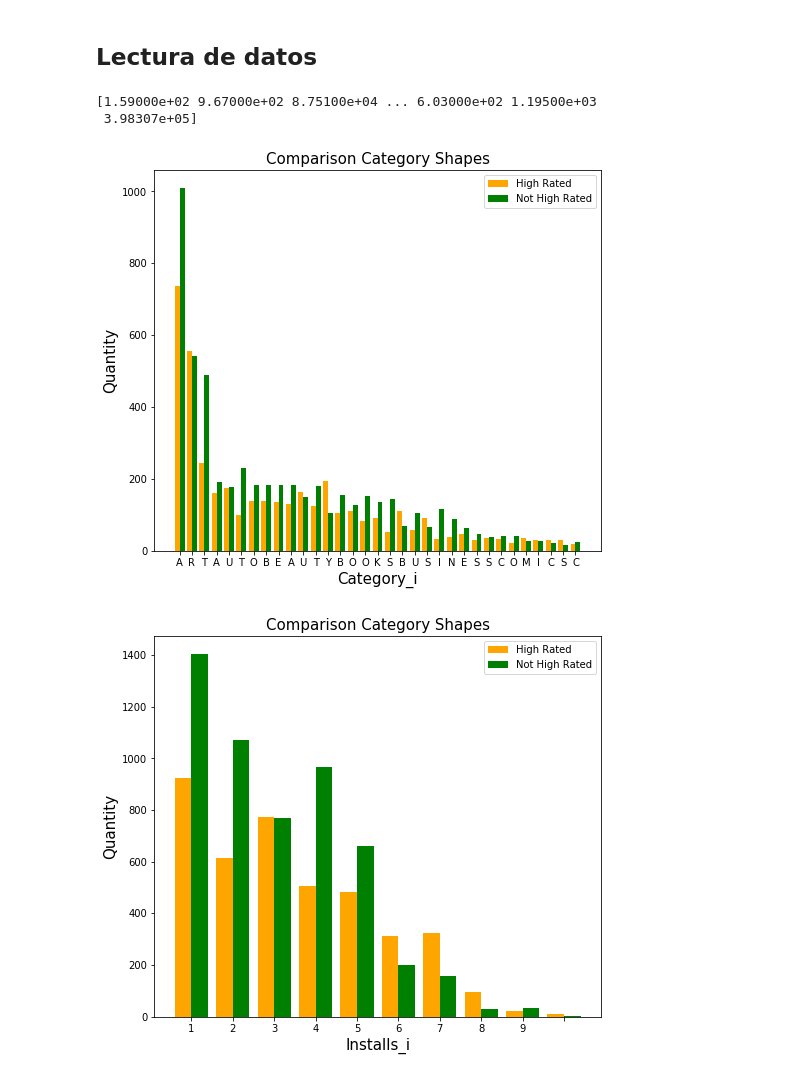
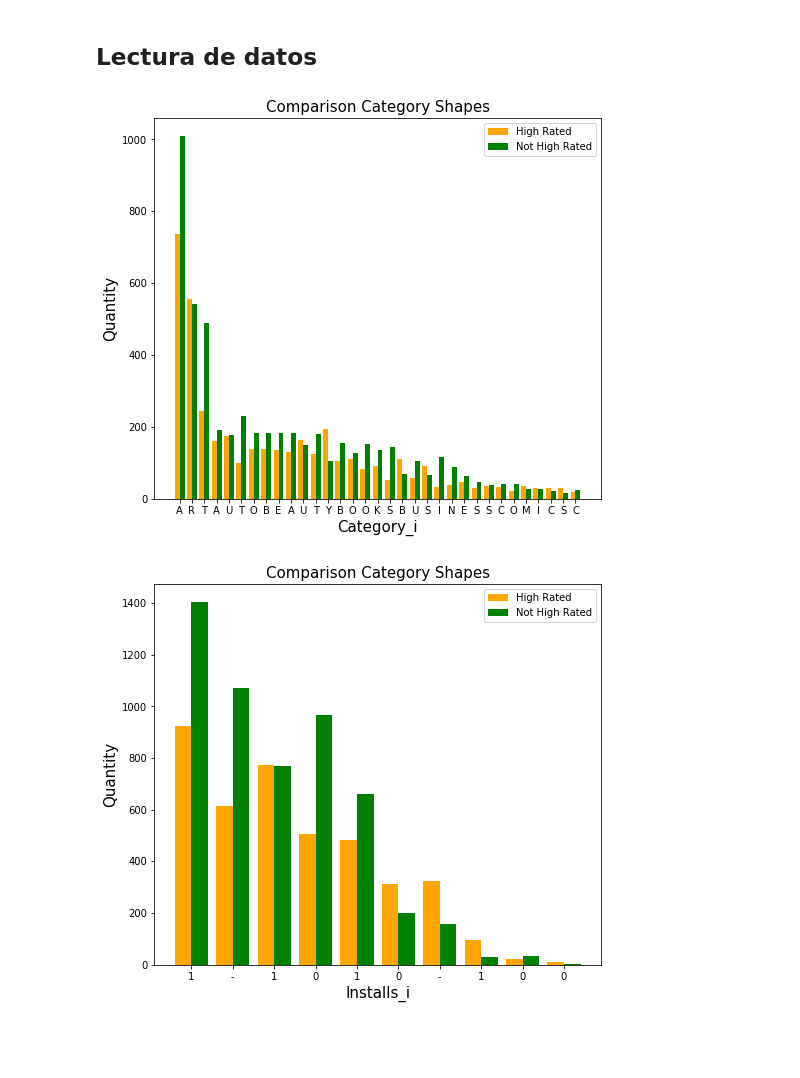
Before and after one commit to Filinouns/AAMD, a Jupyter notebook: PF/Finalisima.ipynb, the cells around one changed output. Cells and saved outputs as stored; diff of their text form; code cells hidden in the pictures; blank space fills up the shorter version.

```diff
--- a/PF/Finalisima.ipynb
+++ b/PF/Finalisima.ipynb
@@ -74,6 +80,14 @@ def price_trans(price):
         price = float(price)
         return price
 
+def price_i_trans(price):
+    if price > 5:
+        return 2
+    if price > 0:
+        return 1
+    return 0
+
+
 #----------------------------------------
 #Transformacion de las reviews a float
 def review_trans(rev):
@@ -93,6 +107,9 @@ def transform_data(data):
     #Rellenando los vacios
     data.Size.fillna(method = 'ffill', inplace = True)
 
+    #Rating
+    data["High_Rated"] = data["Rating"].map(rating_bynary_trans)
+
     #Transformacion de las categorias a int
     CategoryString = data["Category"]
     categoryVal = data["Category"].unique()
@@ -102,17 +119,17 @@ def transform_data(data):
         category_dict[categoryVal[i]] = i
     data["Category_i"] = data["Category"].map(category_dict).astype(int)
 
+
+
     #Tamaño de instals
     data["Size"] = data["Size"].map(sizes_trans)
 
-    #Rating
-    data["High_Rated"] = data["Rating"].map(rating_bynary_trans)
+    #data["Size_i"] = np.floor(np.log10(data["Size"])).astype(int)
 
     #Installs
     data["Installs"] = data["Installs"].map(installs_trans)
 
     data["Installs_i"] = np.floor(np.log10(data["Installs"])).astype(int)
-
 
     #Transformacion del "Content Rating" a enteros por cada valor unico
     RatingL = data["Content Rating"].unique()
@@ -130,6 +147,8 @@ def transform_data(data):
     #Precios
     data["Price"] = data["Price"].map(price_trans).astype(float)
 
+    data["Price_i"] = data["Price"].map(price_i_trans).astype(int)
+
     #Reviews
     data["Reviews"] = data["Reviews"].map(review_trans).astype(float)
     data["Reviews_i"] = np.floor(np.log10(data["Reviews"])).astype(int)
@@ -186,54 +205,48 @@ memory usage: 548.6+ KB
 i = 0
 def drawCompareGraphic(feature, title, ticklabels):
     global i
-    #Guardamos la cantidad de champiñones que hay en cada tipo de forma de gorra
     shape_cap = d[feature].value_counts()
-    #Tenemos cada una de las etiquetas de la "características"
     shape_labels = shape_cap.axes[0].tolist()
 
     inde = np.arange(len(shape_labels))
 
-    poisonousShape = []
-    edibleShape = []
+    lowRatedShape = []
+    highRatedShape = []
 
     for shape in shape_labels:
         quantity = len(d[d[feature] == shape].index)
         edibles = len(d[(d[feature] == shape) & (d['High_Rated'] == 1)].index)
-        edibleShape.append(edibles)
-        poisonousShape.append(quantity-edibles)
+        highRatedShape.append(edibles)
+        lowRatedShape.append(quantity-edibles)
 
     ancho = 0.4
     fig, ax = plt.subplots(figsize=(8,7))
-    ax.bar(inde, edibleShape, ancho, color='orange')
-    ax.bar(inde+ancho, poisonousShape, ancho, color='green')
+    ax.bar(inde, highRatedShape, ancho, color='orange')
+    ax.bar(inde+ancho, lowRatedShape, ancho, color='green')
 
     ax.set_xlabel(feature, fontsize = 15)
     ax.set_ylabel('Quantity',fontsize=15)
     ax.set_title(title,fontsize=15)
     ax.set_xticks(inde+ancho/2)
     ax.set_xticklabels(ticklabels, fontsize=10)
     ax.legend(['High Rated', 'Not High Rated'])
     i = i + 1
     plt.savefig('comparison' + str(i) + '.png')
 
-#print(dataClasses)
 
 drawCompareGraphic('Category_i', 'Comparison Category Shapes', ('ART' 'AUTO' 'BEAUTY' 'BOOKS'
                                                     'BUSINESS' 'COMICS' 'COMMUNICATION' 'DATING' 'EDUCATION' 'ENTERTAINMENT'
-                                                 'EVENTS' 'FINANCE' 'FOOD' 'HEALTH' 'HOME'
-                                                  'LIBRARIES' 'LIFESTYLE' 'GAME' 'FAMILY' 'MEDICAL' 'SOCIAL'
-                                                  'SHOPPING' 'PHOTOGRAPHY' 'SPORTS' 'TRAVEL' 'TOOLS'
-                                                  'PERSONALIZATION' 'PRODUCTIVITY' 'PARENTING' 'WEATHER' 'VIDEO'
-                                                  'NEWS' 'MAPS'))
+                                                    'EVENTS' 'FINANCE' 'FOOD' 'HEALTH' 'HOME'
+                                                    'LIBRARIES' 'LIFESTYLE' 'GAME' 'FAMILY' 'MEDICAL' 'SOCIAL'
+                                                    'SHOPPING' 'PHOTOGRAPHY' 'SPORTS' 'TRAVEL' 'TOOLS'
+                                                    'PERSONALIZATION' 'PRODUCTIVITY' 'PARENTING' 'WEATHER' 'VIDEO'
+                                                    'NEWS' 'MAPS'))
 
-drawCompareGraphic('Installs_i', 'Comparison Category Shapes', ('1' '2' '3' '4' '5' '6' '7' '8' '9'))
-
-print(d["Reviews"].unique())
+drawCompareGraphic('Installs_i', 'Comparison Category Shapes', ('1-10' '10-100' '100-1k' '1k-10k' '10k-100k' '100k-1M'
+                                                                '1M-10M' '10M-100M' '100M-1B'))
 # %% [output]
-[1.59000e+02 9.67000e+02 8.75100e+04 ... 6.03000e+02 1.19500e+03
- 3.98307e+05]
-[figure, old version]
+[figure, new version]
-[figure, old version]
+[figure, new version]
 # %%
 #Representamos la cantidad de muestras de ejmplo que son high_rated o low_rated a nivel gloval
 print(len(d))
```
Also changed, not shown: parts of 14 cells of this notebook.
